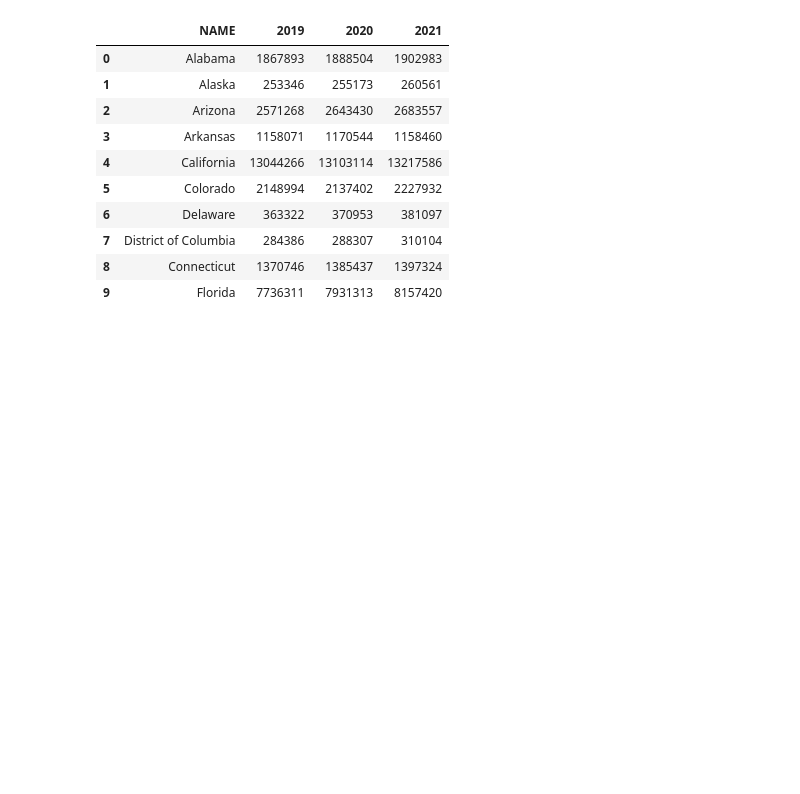
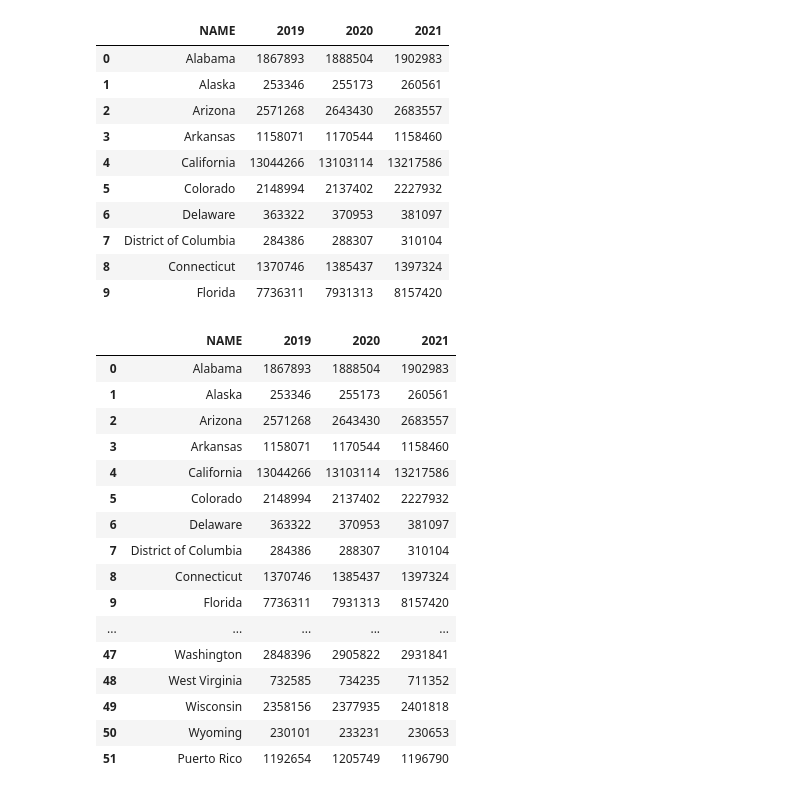
Before and after one commit to megangoode3/Group_Project_1, a Jupyter notebook: MG/EARNINGS IN THE PAST 12 MONTHS FOR HOUSEHOLDS.ipynb, the cells around one changed output. Cells and saved outputs as stored; diff of their text form; code cells hidden in the pictures; blank space fills up the shorter version.

```diff
--- a/MG/EARNINGS IN THE PAST 12 MONTHS FOR HOUSEHOLDS.ipynb
+++ b/MG/EARNINGS IN THE PAST 12 MONTHS FOR HOUSEHOLDS.ipynb
@@ -159,3 +159,24 @@ earnings_2.head(10)
 | 7 | District of Columbia | 284386 | 288307 | 310104 |
 | 8 | Connecticut | 1370746 | 1385437 | 1397324 |
 | 9 | Florida | 7736311 | 7931313 | 8157420 |
+# %%
+earnings_2 = earnings_2.astype({"2019": int, "2020": int, "2021":int}, errors='raise')
+earnings_2
+# %% [output]
+|  | NAME | 2019 | 2020 | 2021 |
+| 0 | Alabama | 1867893 | 1888504 | 1902983 |
+| 1 | Alaska | 253346 | 255173 | 260561 |
+| 2 | Arizona | 2571268 | 2643430 | 2683557 |
+| 3 | Arkansas | 1158071 | 1170544 | 1158460 |
+| 4 | California | 13044266 | 13103114 | 13217586 |
+| 5 | Colorado | 2148994 | 2137402 | 2227932 |
+| 6 | Delaware | 363322 | 370953 | 381097 |
+| 7 | District of Columbia | 284386 | 288307 | 310104 |
+| 8 | Connecticut | 1370746 | 1385437 | 1397324 |
+| 9 | Florida | 7736311 | 7931313 | 8157420 |
+| ... | ... | ... | ... | ... |
+| 47 | Washington | 2848396 | 2905822 | 2931841 |
+| 48 | West Virginia | 732585 | 734235 | 711352 |
+| 49 | Wisconsin | 2358156 | 2377935 | 2401818 |
+| 50 | Wyoming | 230101 | 233231 | 230653 |
+| 51 | Puerto Rico | 1192654 | 1205749 | 1196790 |
```
Also changed, not shown: 1 other file.
